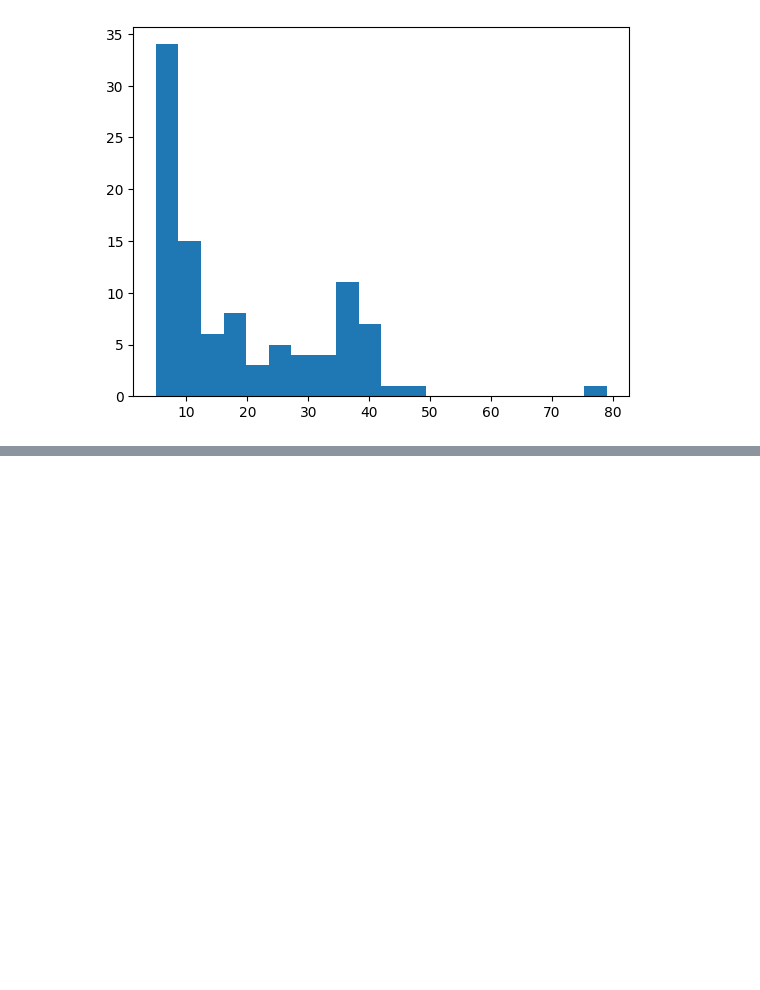
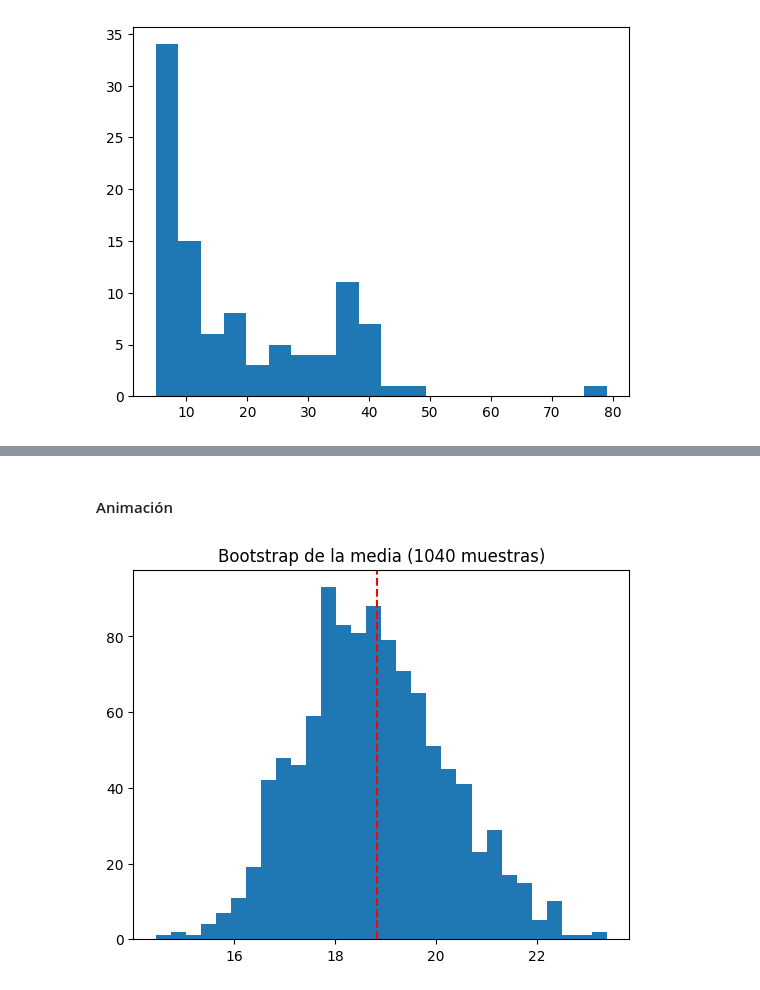
Before and after one commit to vickyguar/ideas-estocasticas, a Jupyter notebook: notebook.ipynb, the cells around one changed output, grey strips where cells are left out. Saved outputs shown, nothing was run; the diff lists cells and outputs as text; code cells hidden in the pictures; blank space fills up the shorter version.

```diff
--- a/notebook.ipynb
+++ b/notebook.ipynb
@@ -98,23 +119,27 @@ plt.show()
+# %% [markdown]
+#### Animación
 # %%
-# from matplotlib.animation import FuncAnimation, PillowWriter
+from matplotlib.animation import FuncAnimation, PillowWriter
 
-# datos = df_superficies["superficie"]
+datos = df_superficies["superficie"]
 
-# medias_boot = []
+medias_boot = []
 
-# fig, ax = plt.subplots()
+fig, ax = plt.subplots()
 
-# def update(frame):
-#     ax.clear()
+def update(frame):
+    ax.clear()
 
-#     for _ in range(20):
-#         muestra = np.random.choice(datos, size=len(datos), replace=True)
-#         medias_boot.append(muestra.mean())
+    for _ in range(20):
+        muestra = np.random.choice(datos, size=len(datos), replace=True)
+        medias_boot.append(muestra.mean())
 
-#     ax.hist(medias_boot, bins=30)
-#     ax.axvline(MEDIA, linestyle="--", color="red")
-#     ax.set_title(f"Bootstrap de la media ({len(medias_boot)} muestras)")
+    ax.hist(medias_boot, bins=30)
+    ax.axvline(MEDIA, linestyle="--", color="red")
+    ax.set_title(f"Bootstrap de la media ({len(medias_boot)} muestras)")
 
-# ani = FuncAnimation(fig, update, frames=50)
+ani = FuncAnimation(fig, update, frames=50)
 
-# ani.save("images/bootstrap.gif", writer=PillowWriter(fps=5))
+ani.save("images/bootstrap.gif", writer=PillowWriter(fps=5))
+# %% [output]
+[figure, added]
```
Also changed, not shown: parts of 12 cells of this notebook, 2 other files.
